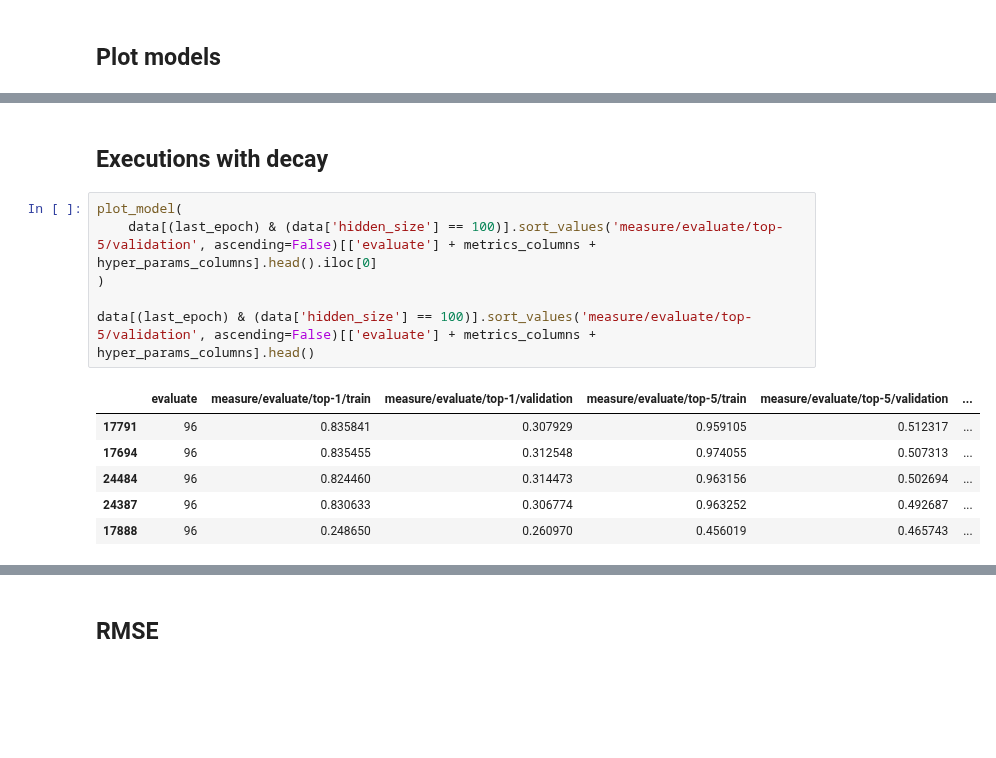
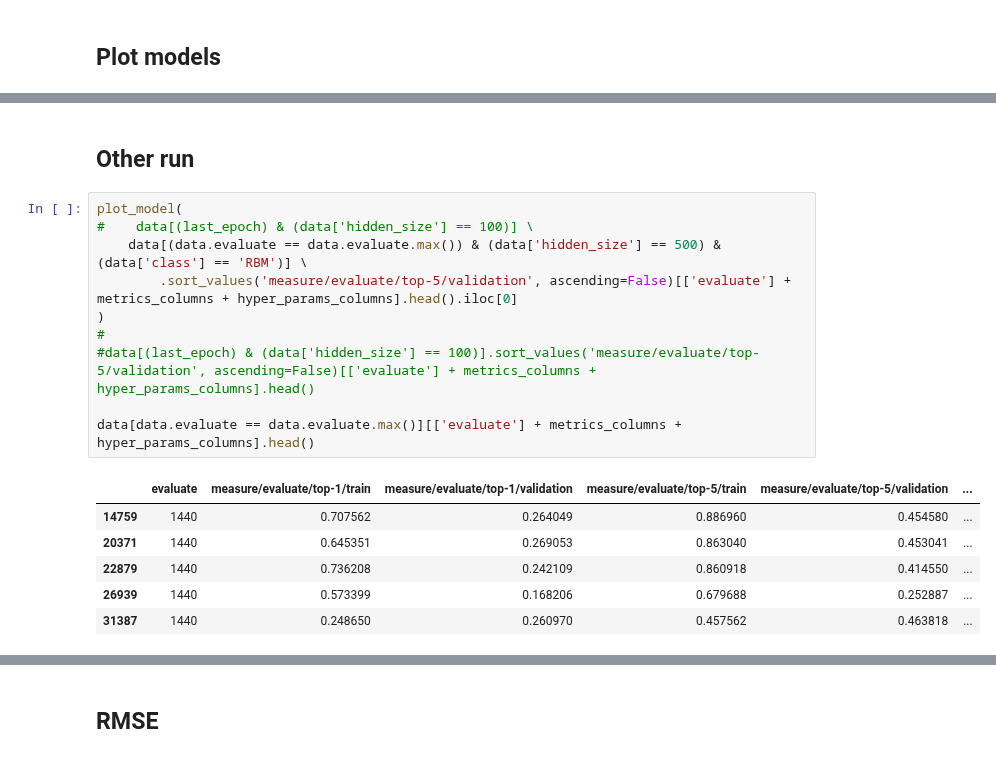
Before and after one commit to SrMouraSilva/RBM, a Jupyter notebook: experiments/notebooks/2.RBM-Log_analysis.ipynb, the cells around one changed output, grey strips where cells are left out. Cells and saved outputs as stored; diff of their text form; blank space fills up the shorter version.

```diff
--- a/experiments/notebooks/2.RBM-Log_analysis.ipynb
+++ b/experiments/notebooks/2.RBM-Log_analysis.ipynb
@@ -229,19 +229,23 @@ Best 5 top-1 value in any epoch
 [drawing not drawn]
-# %% [markdown]
-## Executions with decay
+# %% [markdown]
+## Other run
 # %%
 plot_model(
-    data[(last_epoch) & (data['hidden_size'] == 100)].sort_values('measure/evaluate/top-5/validation', ascending=False)[['evaluate'] + metrics_columns + hyper_params_columns].head().iloc[0]
+#    data[(last_epoch) & (data['hidden_size'] == 100)] \
+    data[(data.evaluate == data.evaluate.max()) & (data['hidden_size'] == 500) & (data['class'] == 'RBM')] \
+        .sort_values('measure/evaluate/top-5/validation', ascending=False)[['evaluate'] + metrics_columns + hyper_params_columns].head().iloc[0]
 )
+#
+#data[(last_epoch) & (data['hidden_size'] == 100)].sort_values('measure/evaluate/top-5/validation', ascending=False)[['evaluate'] + metrics_columns + hyper_params_columns].head()
 
-data[(last_epoch) & (data['hidden_size'] == 100)].sort_values('measure/evaluate/top-5/validation', ascending=False)[['evaluate'] + metrics_columns + hyper_params_columns].head()
+data[data.evaluate == data.evaluate.max()][['evaluate'] + metrics_columns + hyper_params_columns].head()
 # %% [output]
 |  | evaluate | measure/evaluate/top-1/train | measure/evaluate/top-1/validation | measure/evaluate/top-5/train | measure/evaluate/top-5/validation | ... |
-| 17791 | 96 | 0.835841 | 0.307929 | 0.959105 | 0.512317 | ... |
-| 17694 | 96 | 0.835455 | 0.312548 | 0.974055 | 0.507313 | ... |
-| 24484 | 96 | 0.824460 | 0.314473 | 0.963156 | 0.502694 | ... |
-| 24387 | 96 | 0.830633 | 0.306774 | 0.963252 | 0.492687 | ... |
-| 17888 | 96 | 0.248650 | 0.260970 | 0.456019 | 0.465743 | ... |
+| 14759 | 1440 | 0.707562 | 0.264049 | 0.886960 | 0.454580 | ... |
+| 20371 | 1440 | 0.645351 | 0.269053 | 0.863040 | 0.453041 | ... |
+| 22879 | 1440 | 0.736208 | 0.242109 | 0.860918 | 0.414550 | ... |
+| 26939 | 1440 | 0.573399 | 0.168206 | 0.679688 | 0.252887 | ... |
+| 31387 | 1440 | 0.248650 | 0.260970 | 0.457562 | 0.463818 | ... |
 [drawing not drawn]
 # %% [markdown]
 
```
Also changed, not shown: parts of 6 cells of this notebook, 1 other file.
